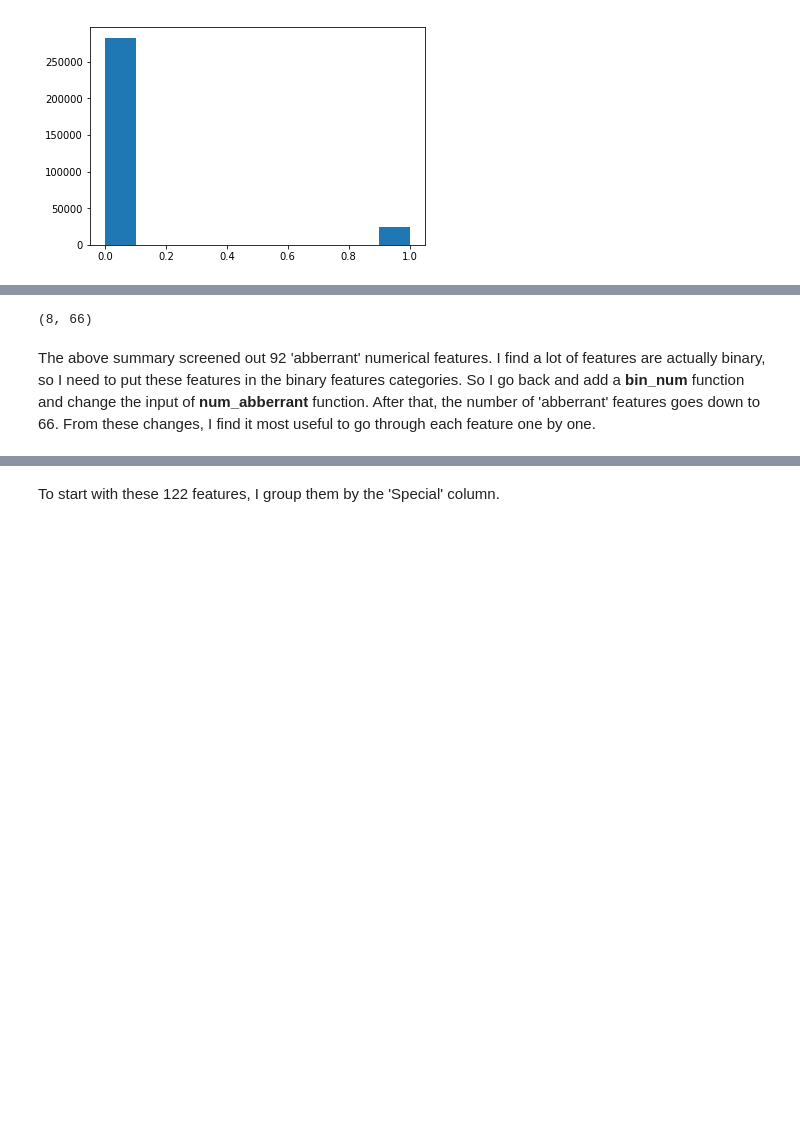
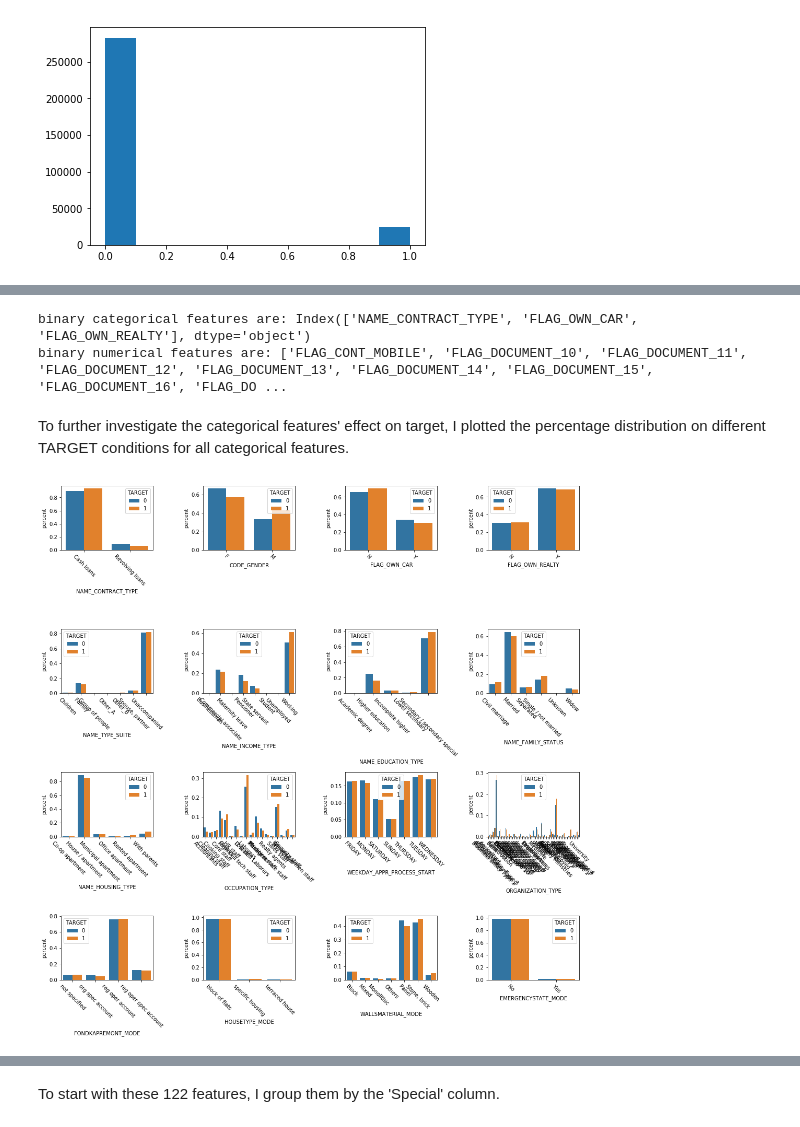
Before and after one commit to cryswen/HomeCreditRisk, a Jupyter notebook: EDA.ipynb, the cells around one changed output, grey strips where cells are left out. Drawn from its saved outputs; the diff is of its cells as text; code cells hidden in the pictures; blank space fills up the shorter version.

```diff
--- a/EDA.ipynb
+++ b/EDA.ipynb
@@ -24,5 +163,6 @@ pd.set_option("display.max_columns",100)
 # %%
-data['train'].head()
+train = data['train']
+train.head()
 # %% [output]
 |  | SK_ID_CURR | TARGET | NAME_CONTRACT_TYPE | CODE_GENDER | FLAG_OWN_CAR | FLAG_OWN_REALTY | CNT_CHILDREN | ... |
 | 0 | 100002 | 1 | Cash loans | M | N | Y | 0 | ... |
@@ -62,0 +189,5 @@ cats = cat_info(df)
+# %%
+# summary of categorical features
+cats = cat_features(train)
+cat_levels = cat_levels(df,cats)
+cat_levels
@@ -162,6 +214,18 @@ num_abb
-# %%
-num_abb.shape
-# %% [output]
-(8, 66)
-# %% [markdown]
-The above summary screened out 92 'abberrant' numerical features. I find a lot of features are actually binary, so I need to put these features in the binary features categories. So I go back and add a __bin_num__ function and change the input of __num_abberrant__ function. After that, the number of 'abberrant' features goes down to 66. From these changes, I find it most useful to go through each feature one by one.
+# %%
+# find 'XNA'
+df.replace('XNA',np.nan,inplace = True)
+train.replace('XNA',np.nan,inplace = True)
+# find binary features
+bin_cats = cats[cats == 2].index
+print('binary categorical features are: ' + str(bin_cats))
+bin_nums = bin_num(df)
+print('binary numerical features are: ' + str(bin_nums))
+# %% [output]
+binary categorical features are: Index(['NAME_CONTRACT_TYPE', 'FLAG_OWN_CAR', 'FLAG_OWN_REALTY'], dtype='object')
+binary numerical features are: ['FLAG_CONT_MOBILE', 'FLAG_DOCUMENT_10', 'FLAG_DOCUMENT_11', 'FLAG_DOCUMENT_12', 'FLAG_DOCUMENT_13', 'FLAG_DOCUMENT_14', 'FLAG_DOCUMENT_15', 'FLAG_DOCUMENT_16', 'FLAG_DO ...
+# %% [markdown]
+To further investigate the categorical features' effect on target, I plotted the percentage distribution on different TARGET conditions for all categorical features.
+# %%
+cat_plot_target(train,cats.index,4,4,(15,15))
+# %% [output]
+[figure, added]
```
Also changed, not shown: parts of 89 cells of this notebook.
